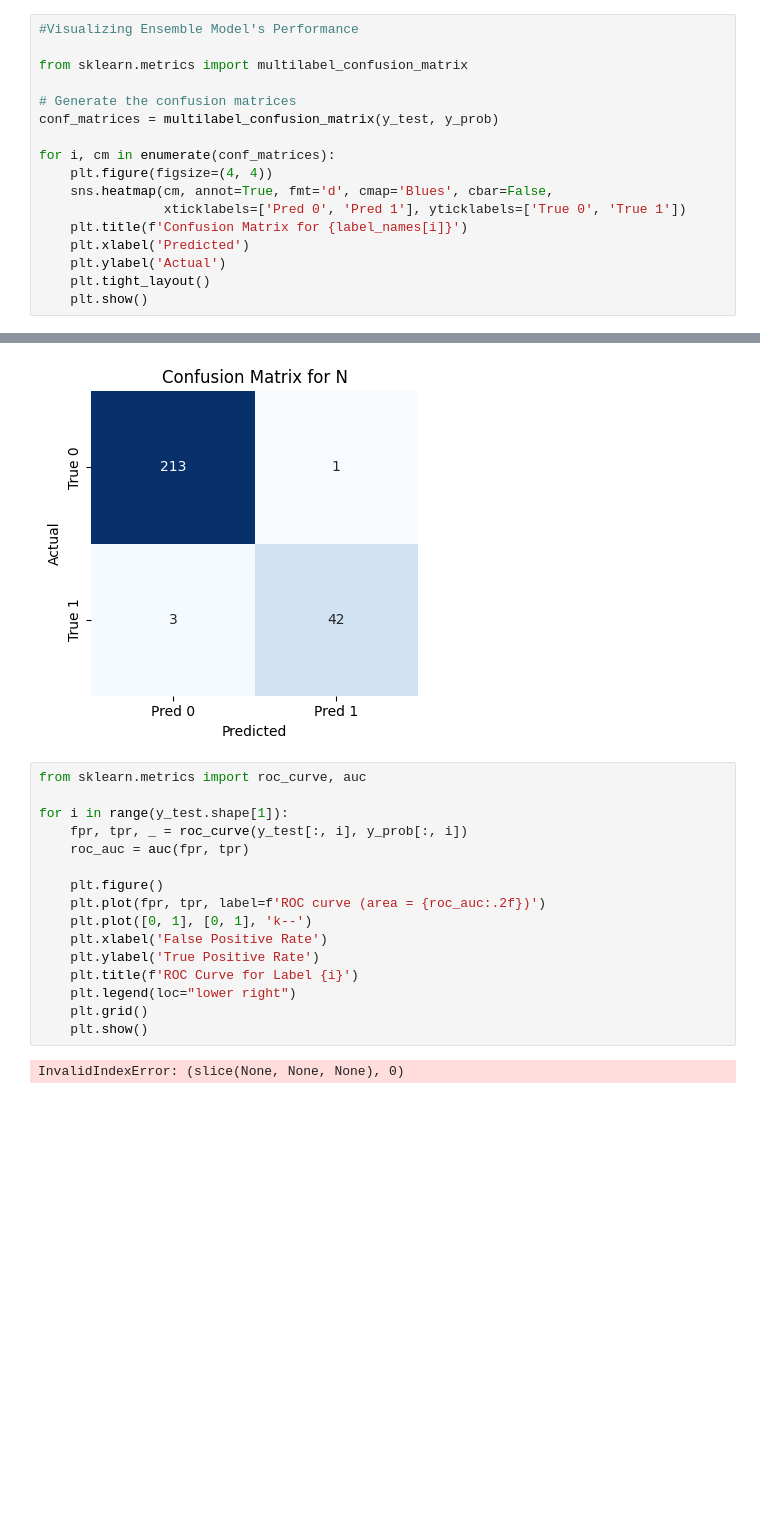
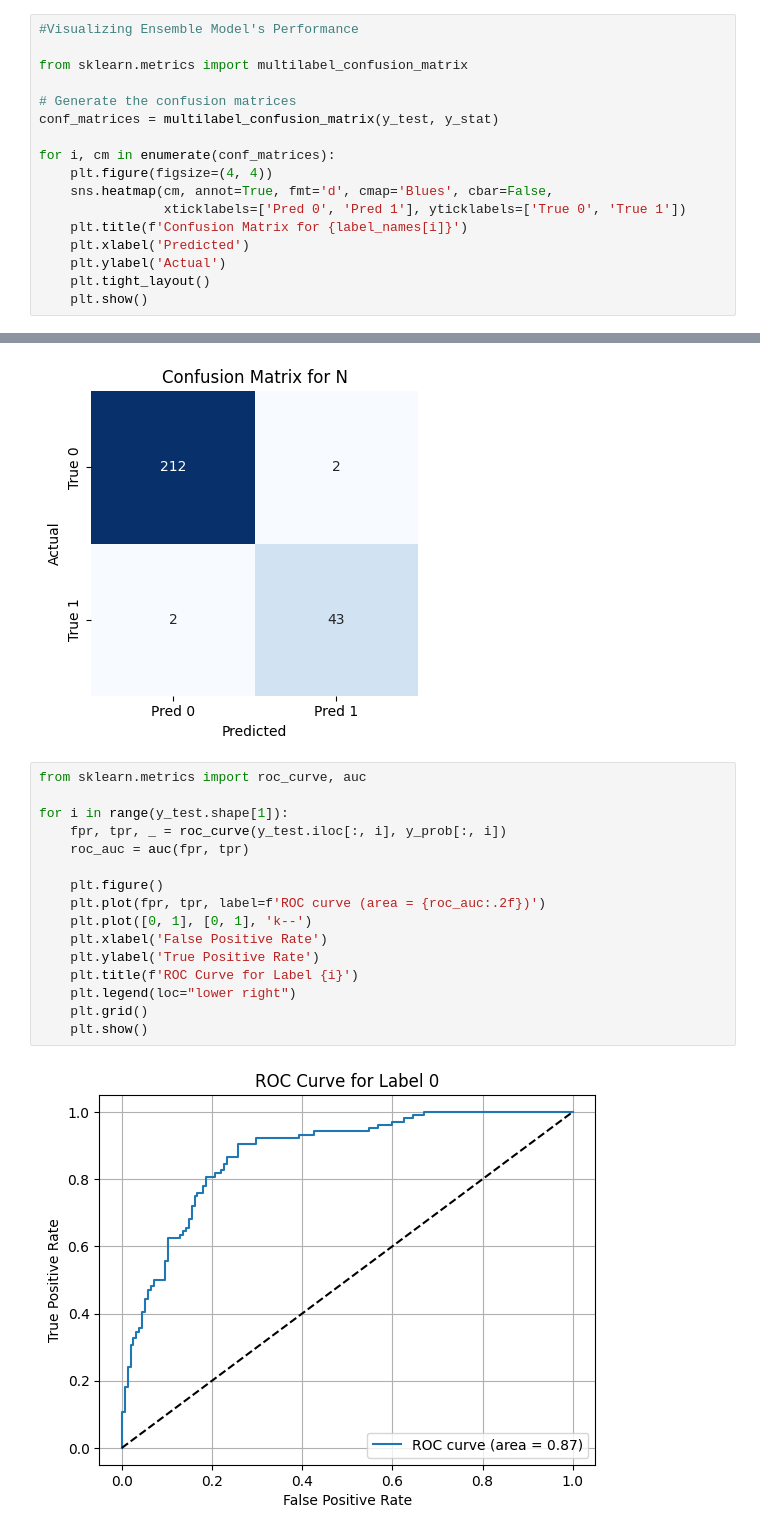
Before and after one commit to meronoumer/heart-disease-model, a Jupyter notebook: notebooks/stacking_notebook.ipynb, the cells around one changed output, grey strips where cells are left out. Cells and saved outputs as stored; diff of their text form; blank space fills up the shorter version.

```diff
--- a/notebooks/stacking_notebook.ipynb
+++ b/notebooks/stacking_notebook.ipynb
@@ -273,7 +285,7 @@ Macro F1 score: 0.7564
 from sklearn.metrics import multilabel_confusion_matrix
 
 # Generate the confusion matrices
-conf_matrices = multilabel_confusion_matrix(y_test, y_prob)
+conf_matrices = multilabel_confusion_matrix(y_test, y_stat)
 
 for i, cm in enumerate(conf_matrices):
     plt.figure(figsize=(4, 4))
@@ -293,18 +305,18 @@ for i, cm in enumerate(conf_matrices):
 # %%
 from sklearn.metrics import roc_curve, auc
 
 for i in range(y_test.shape[1]):
-    fpr, tpr, _ = roc_curve(y_test[:, i], y_prob[:, i])
+    fpr, tpr, _ = roc_curve(y_test.iloc[:, i], y_prob[:, i])
     roc_auc = auc(fpr, tpr)
 
     plt.figure()
     plt.plot(fpr, tpr, label=f'ROC curve (area = {roc_auc:.2f})')
     plt.plot([0, 1], [0, 1], 'k--')
     plt.xlabel('False Positive Rate')
     plt.ylabel('True Positive Rate')
     plt.title(f'ROC Curve for Label {i}')
     plt.legend(loc="lower right")
     plt.grid()
     plt.show()
 # %% [output]
-InvalidIndexError: (slice(None, None, None), 0)
+[figure, added]
```
Also changed, not shown: parts of 14 cells of this notebook, 9 other files.
